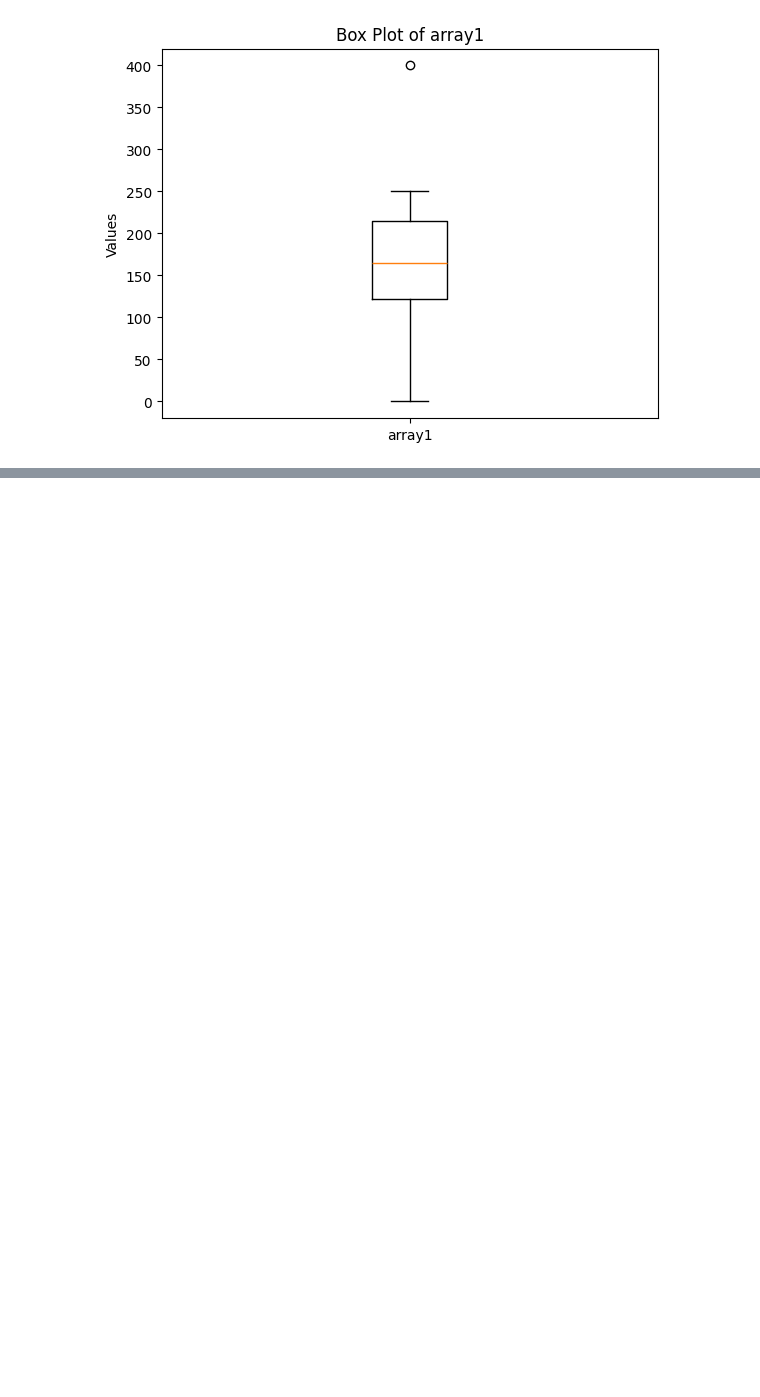
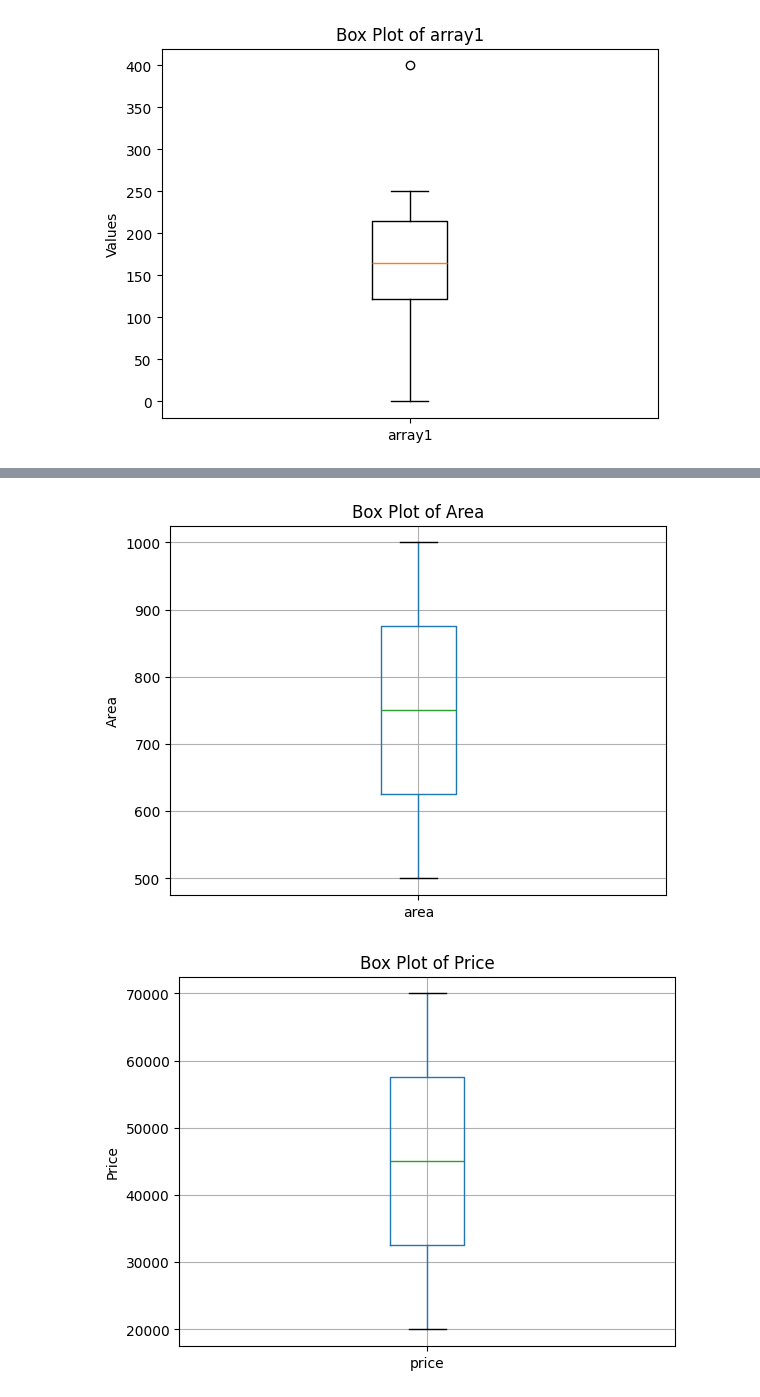
Before and after one commit to kaivalya18/machine-learning-lab, a Jupyter notebook: practical3.ipynb, the cells around one changed output, grey strips where cells are left out. Drawn from its saved outputs; the diff is of its cells as text; code cells hidden in the pictures; blank space fills up the shorter version.

```diff
--- a/practical3.ipynb
+++ b/practical3.ipynb
@@ -150,0 +151,14 @@ plt.show()
+# %%
+
+df_dict1.boxplot(column='area')
+plt.title("Box Plot of Area")
+plt.ylabel("Area")
+plt.show()
+
+df_dict1.boxplot(column='price')
+plt.title("Box Plot of Price")
+plt.ylabel("Price")
+plt.show()
+# %% [output]
+[figure, added]
+[figure, added]
```
Also changed, not shown: parts of 11 cells of this notebook.
